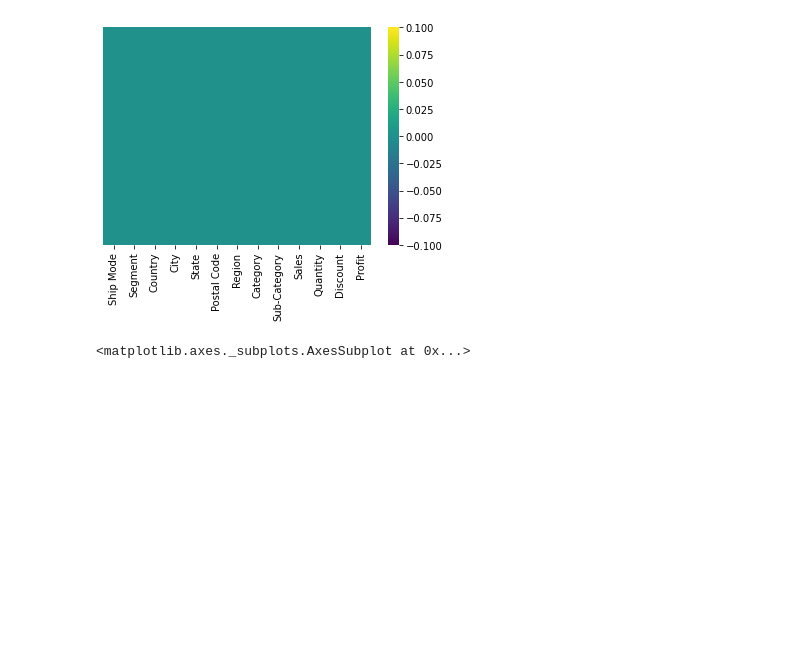
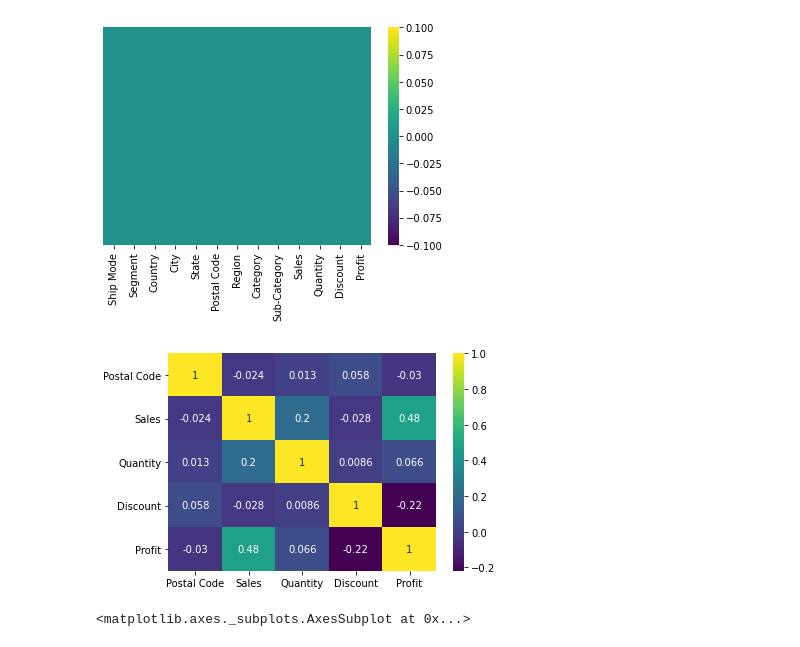
Before and after one commit to MansiSinghP/Tasks-The-sparks-Foundation, a Jupyter notebook: task_3.ipynb, the cells around one changed output. Cells and saved outputs as stored; diff of their text form; code cells hidden in the pictures; blank space fills up the shorter version.

```diff
--- a/task_3.ipynb
+++ b/task_3.ipynb
@@ -100,4 +101,10 @@ sns.heatmap(dataset.isnull(),yticklabels=False,cmap='viridis')
 # %% [output]
 <matplotlib.axes._subplots.AxesSubplot at 0x...>
 [figure]
+# %%
+# correlation plot
+corr = dataset.corr()
+sns.heatmap(corr, cmap ='viridis', annot= True);
+# %% [output]
+[figure, added]
 # %%
```
Also changed, not shown: parts of 2 cells of this notebook.
